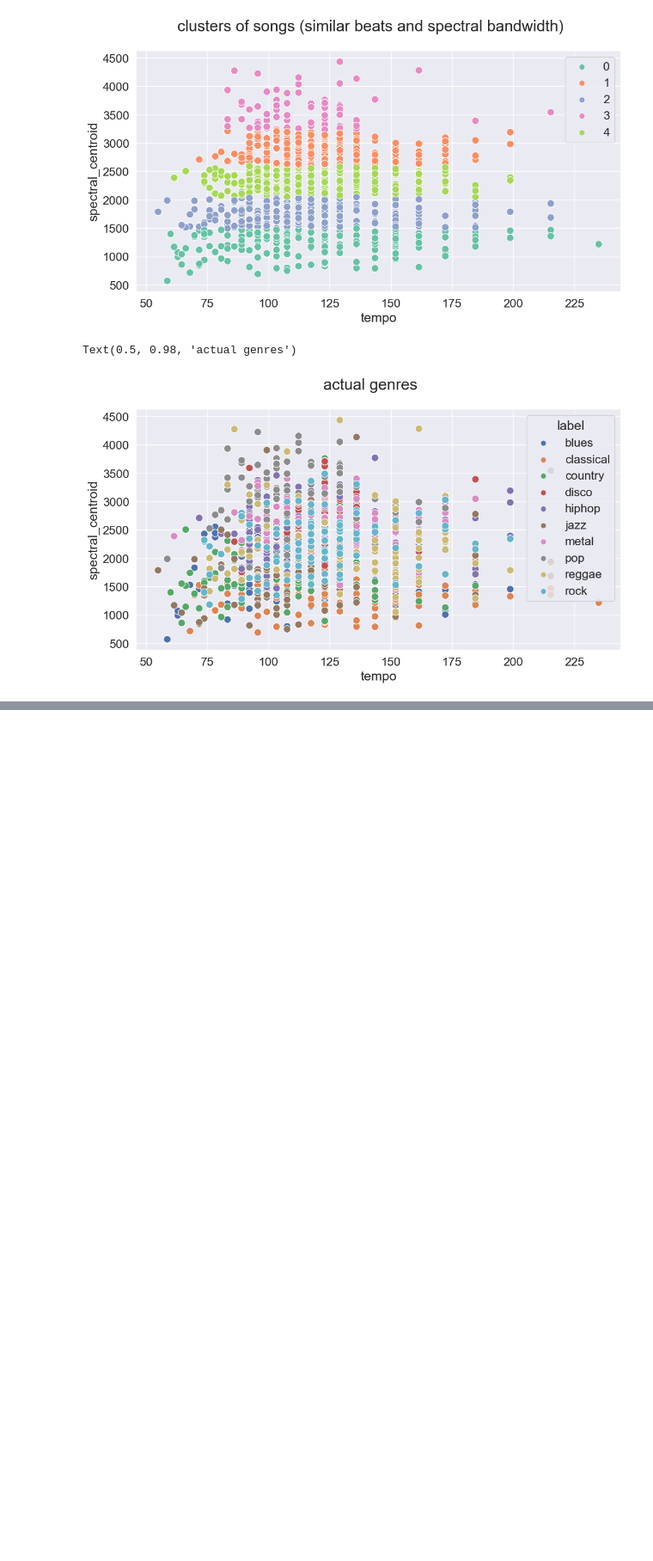
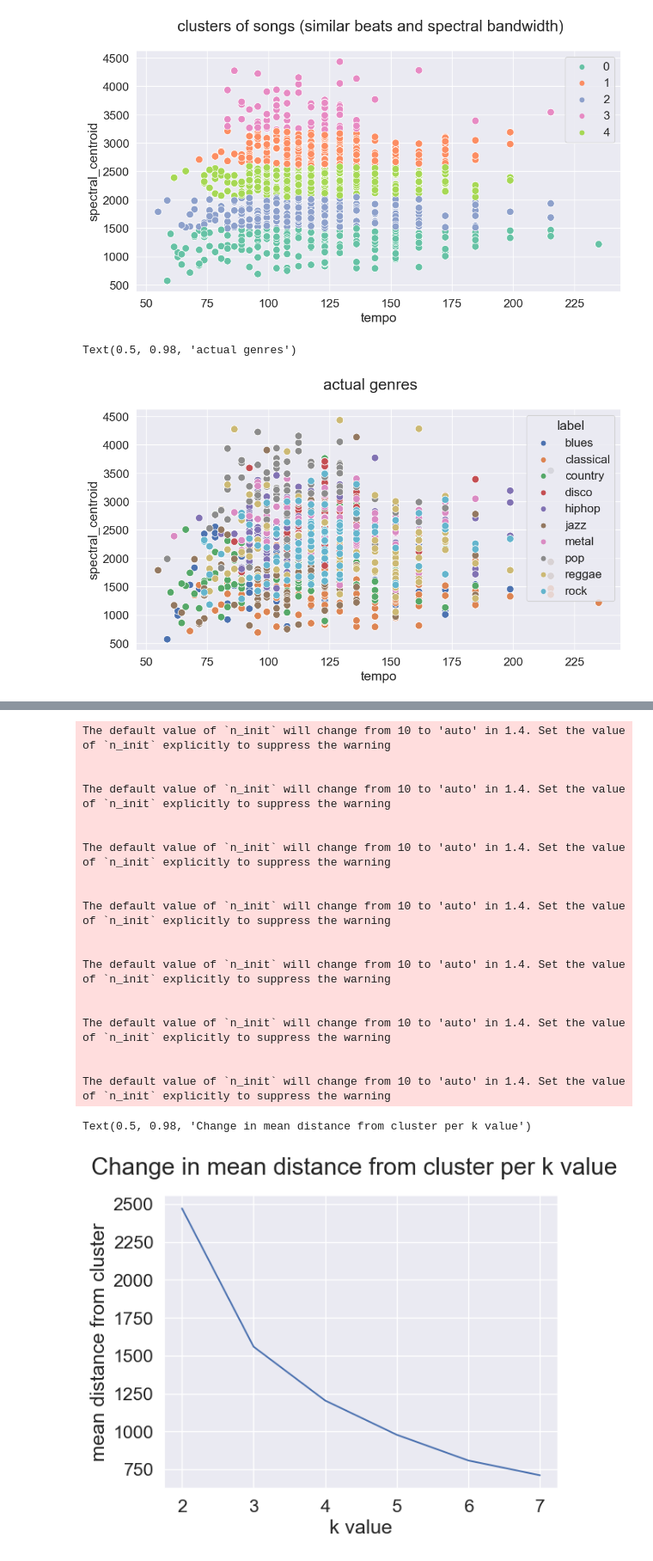
Before and after one commit to ivanmaykov/DS2500-Group-Project, a Jupyter notebook: ML.ipynb, the cells around one changed output, grey strips where cells are left out. Shown at 86% size. Cells and saved outputs as stored; diff of their text form; code cells hidden in the pictures; blank space fills up the shorter version.

```diff
--- a/ML.ipynb
+++ b/ML.ipynb
@@ -125,0 +174,50 @@ Text(0.5, 0.98, 'actual genres')
+# %%
+from sklearn.cluster import KMeans
+n_clusters = 3
+
+x_feat_list = ['danceability', 'energy']
+x = df.loc[:, x_feat_list].values
+
+kmeans = KMeans(n_clusters = n_clusters)
+kmeans.fit(x)
+y = kmeans.predict(x)
+
+# keys are k (number of clusters), values are mean_d (mean distance
+# from each sample to its cluster centroid)
+mean_d_dict = dict()
+for n_clusters in range(2, 8):
+    # fit kmeans
+    kmeans = KMeans(n_clusters=n_clusters)
+    kmeans.fit(x)
+    y = kmeans.predict(x)
+
+    # compute & store mean distance
+    mean_d = -kmeans.score(x)
+    mean_d_dict[n_clusters] = mean_d
+
+plt.plot(mean_d_dict.keys(), mean_d_dict.values())
+plt.ylabel("mean distance from cluster")
+plt.xlabel("k value")
+plt.suptitle("Change in mean distance from cluster per k value")
+# %% [output]
+The default value of `n_init` will change from 10 to 'auto' in 1.4. Set the value of `n_init` explicitly to suppress the warning
+
+
+The default value of `n_init` will change from 10 to 'auto' in 1.4. Set the value of `n_init` explicitly to suppress the warning
+
+
+The default value of `n_init` will change from 10 to 'auto' in 1.4. Set the value of `n_init` explicitly to suppress the warning
+
+
+The default value of `n_init` will change from 10 to 'auto' in 1.4. Set the value of `n_init` explicitly to suppress the warning
+
+
+The default value of `n_init` will change from 10 to 'auto' in 1.4. Set the value of `n_init` explicitly to suppress the warning
+
+
+The default value of `n_init` will change from 10 to 'auto' in 1.4. Set the value of `n_init` explicitly to suppress the warning
+
+
+The default value of `n_init` will change from 10 to 'auto' in 1.4. Set the value of `n_init` explicitly to suppress the warning
+Text(0.5, 0.98, 'Change in mean distance from cluster per k value')
+[figure, added]
```
Also changed, not shown: parts of 9 cells of this notebook, 3 other files.
